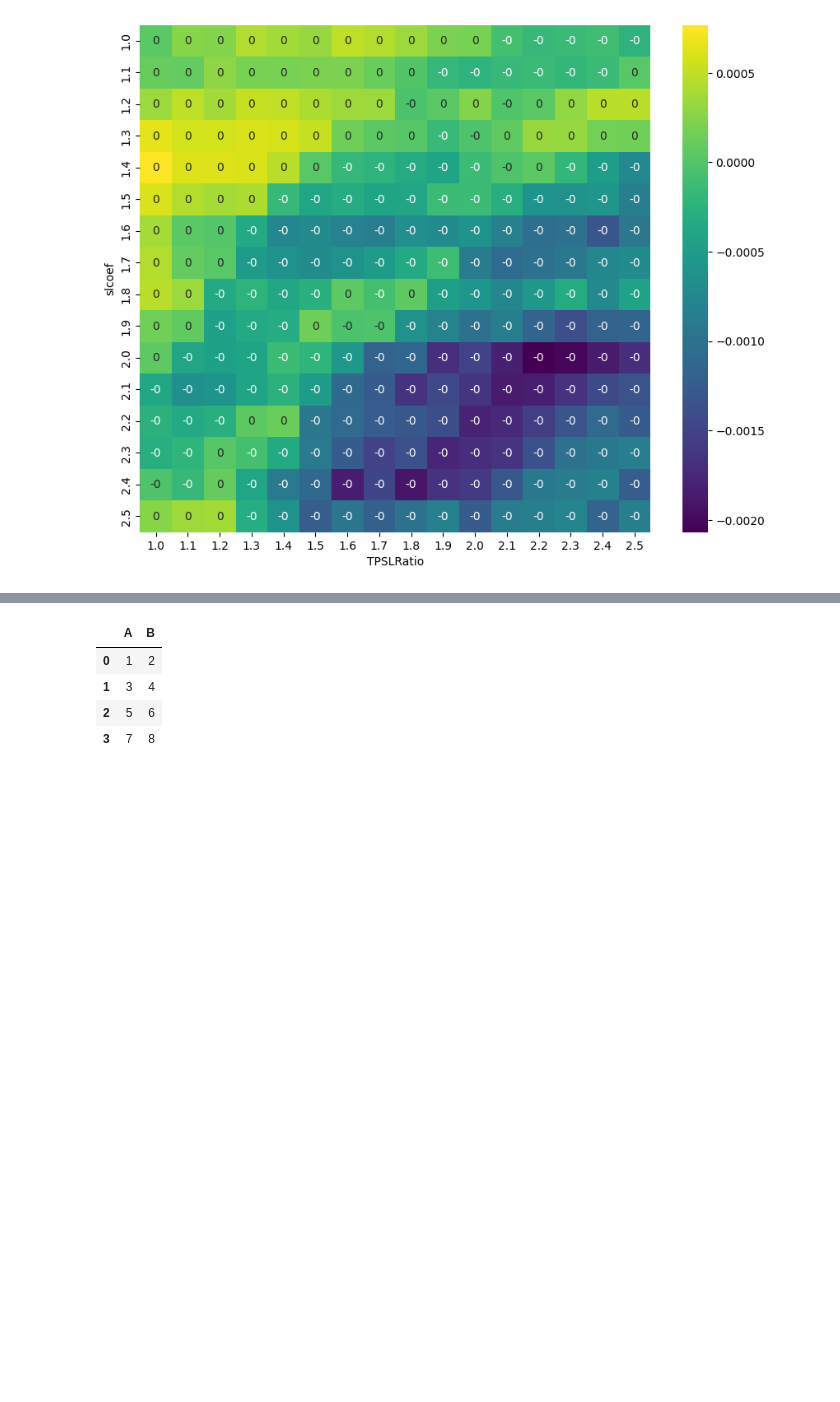
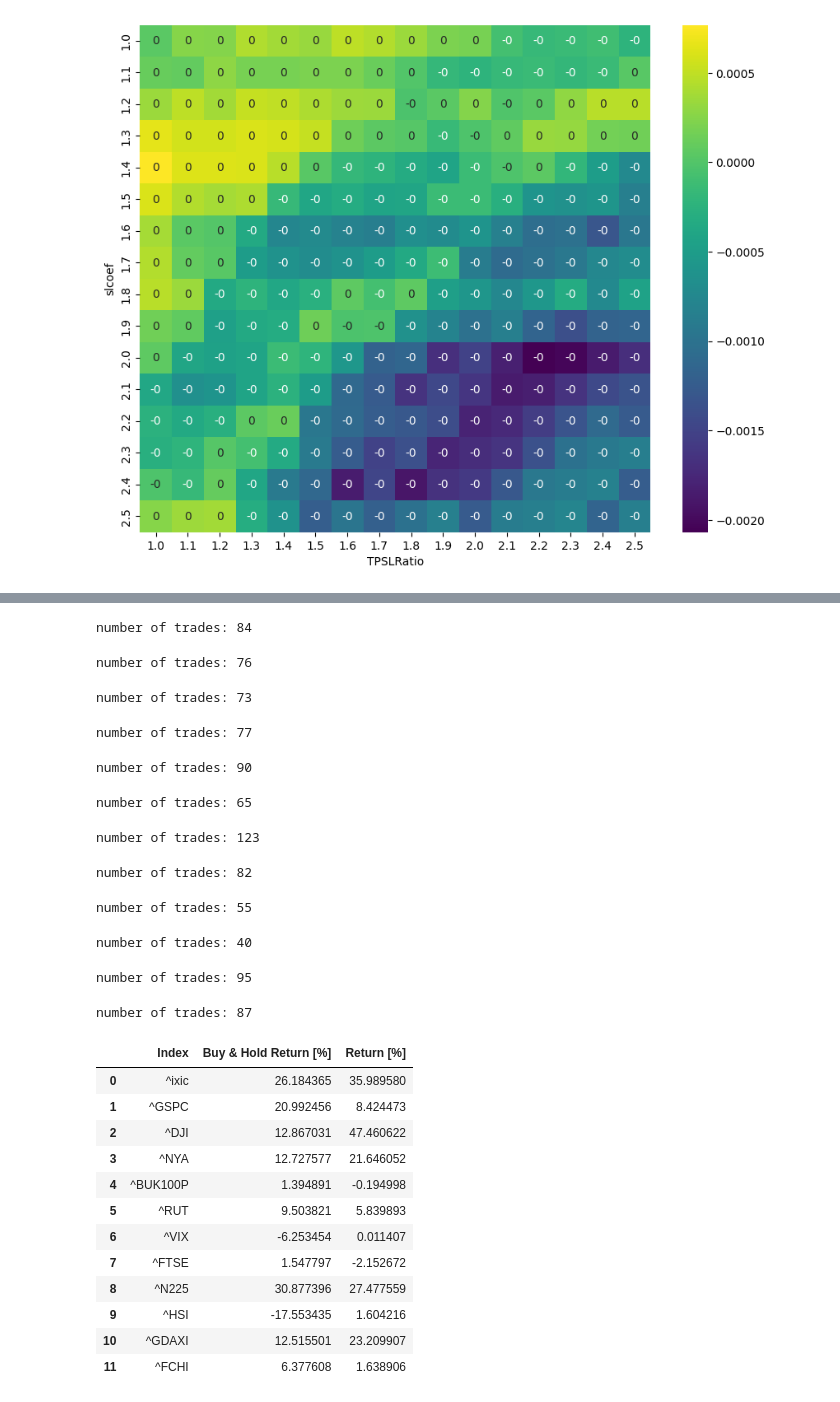
Before and after one commit to andrewchaa/trading-strategies, a Jupyter notebook: ddd-southwest/3_macd_ema.ipynb, the cells around one changed output, grey strips where cells are left out. Saved outputs shown, nothing was run; the diff lists cells and outputs as text; code cells hidden in the pictures; blank space fills up the shorter version.

```diff
--- a/ddd-southwest/3_macd_ema.ipynb
+++ b/ddd-southwest/3_macd_ema.ipynb
@@ -339,11 +513,58 @@ TypeError: cannot concatenate object of type '<class 'dict'>'; only Series and D
-# %%
-df = pd.DataFrame([[1, 2], [3, 4]], columns=list('AB'), index=['x', 'y'])
-df2 = pd.DataFrame([[5, 6], [7, 8]], columns=list('AB'), index=['x', 'y'])
-
-pd.concat([df, df2], ignore_index=True)
-# %% [output]
-|  | A | B |
-| 0 | 1 | 2 |
-| 1 | 3 | 4 |
-| 2 | 5 | 6 |
-| 3 | 7 | 8 |
+# %%
+# All indices, 1 year period 1 hour interval
+# Use MACD and RSI to generate trade signals
+
+def total_trade_signal(row):
+    if (row.EMA_trade_signal == 1 & row.MACD_trade_signal == 1):
+        return 1
+    elif (row.EMA_trade_signal == -1 & row.MACD_trade_signal == -1):
+        return -1
+    else:
+        return 0
+
+
+indices = ['^ixic', '^GSPC', '^DJI', '^NYA', '^BUK100P',
+           '^RUT', '^VIX', '^FTSE', '^N225', '^HSI', '^GDAXI', '^FCHI']
+return_stats = pd.DataFrame(
+    columns=['Index', 'Buy & Hold Return [%]', 'Return [%]'])
+
+for index in indices:
+    tradingData = read_data(index, '1y', '1h')
+    set_indicators(tradingData, 200)
+    set_trade_signals(tradingData, total_trade_signal)
+    stats, heatmap = backtest_trading(tradingData, 25000)
+
+    return_stats = pd.concat([
+        return_stats,
+        pd.DataFrame([[index, stats.loc['Buy & Hold Return [%]'], stats.loc['Return [%]']]], columns=[
+                     'Index', 'Buy & Hold Return [%]', 'Return [%]'])
+    ], ignore_index=True)
+
+
+return_stats
+# %% [output]
+number of trades: 84
+number of trades: 76
+number of trades: 73
+number of trades: 77
+number of trades: 90
+number of trades: 65
+number of trades: 123
+number of trades: 82
+number of trades: 55
+number of trades: 40
+number of trades: 95
+number of trades: 87
+|  | Index | Buy & Hold Return [%] | Return [%] |
+| 0 | ^ixic | 26.184365 | 35.989580 |
+| 1 | ^GSPC | 20.992456 | 8.424473 |
+| 2 | ^DJI | 12.867031 | 47.460622 |
+| 3 | ^NYA | 12.727577 | 21.646052 |
+| 4 | ^BUK100P | 1.394891 | -0.194998 |
+| 5 | ^RUT | 9.503821 | 5.839893 |
+| 6 | ^VIX | -6.253454 | 0.011407 |
+| 7 | ^FTSE | 1.547797 | -2.152672 |
+| 8 | ^N225 | 30.877396 | 27.477559 |
+| 9 | ^HSI | -17.553435 | 1.604216 |
+| 10 | ^GDAXI | 12.515501 | 23.209907 |
+| 11 | ^FCHI | 6.377608 | 1.638906 |
```
Also changed, not shown: parts of 12 cells of this notebook, 3 other files.
